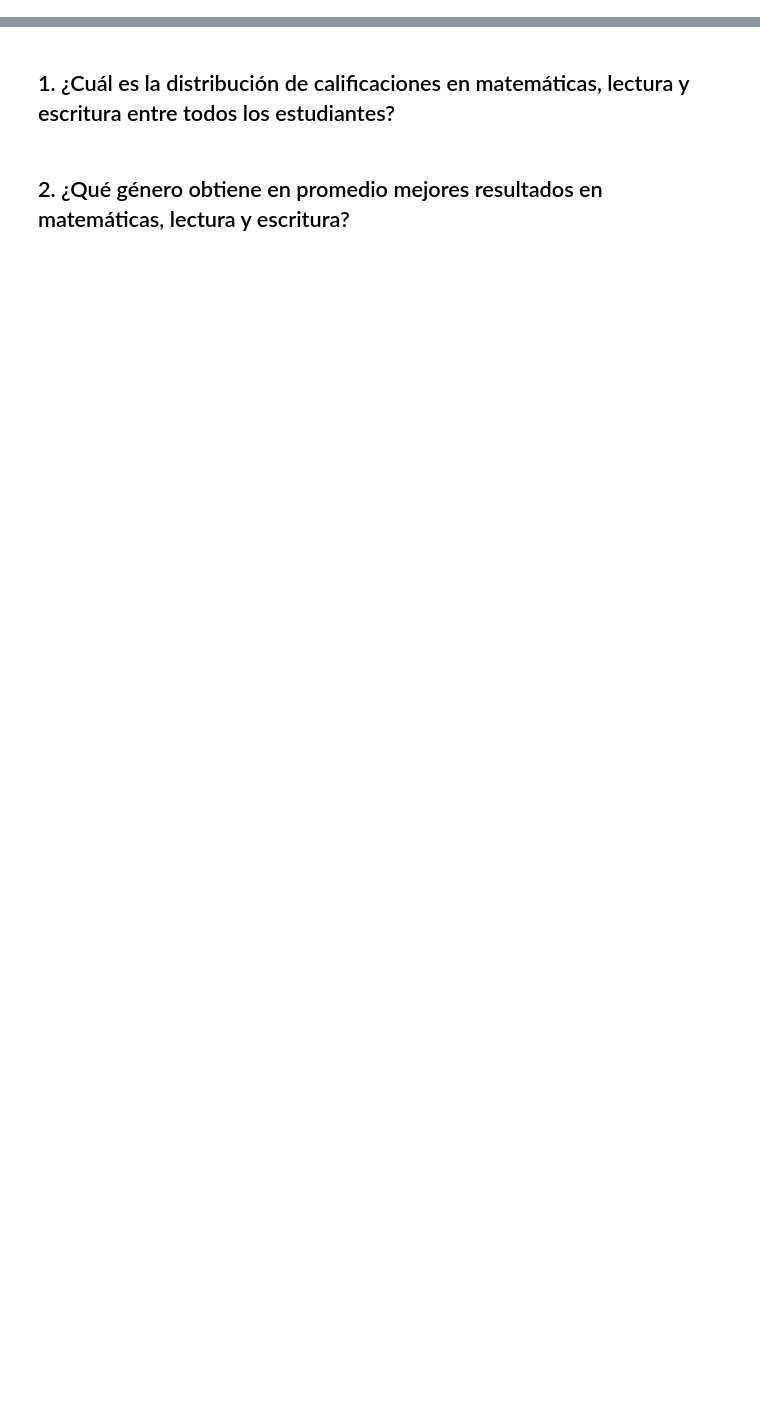
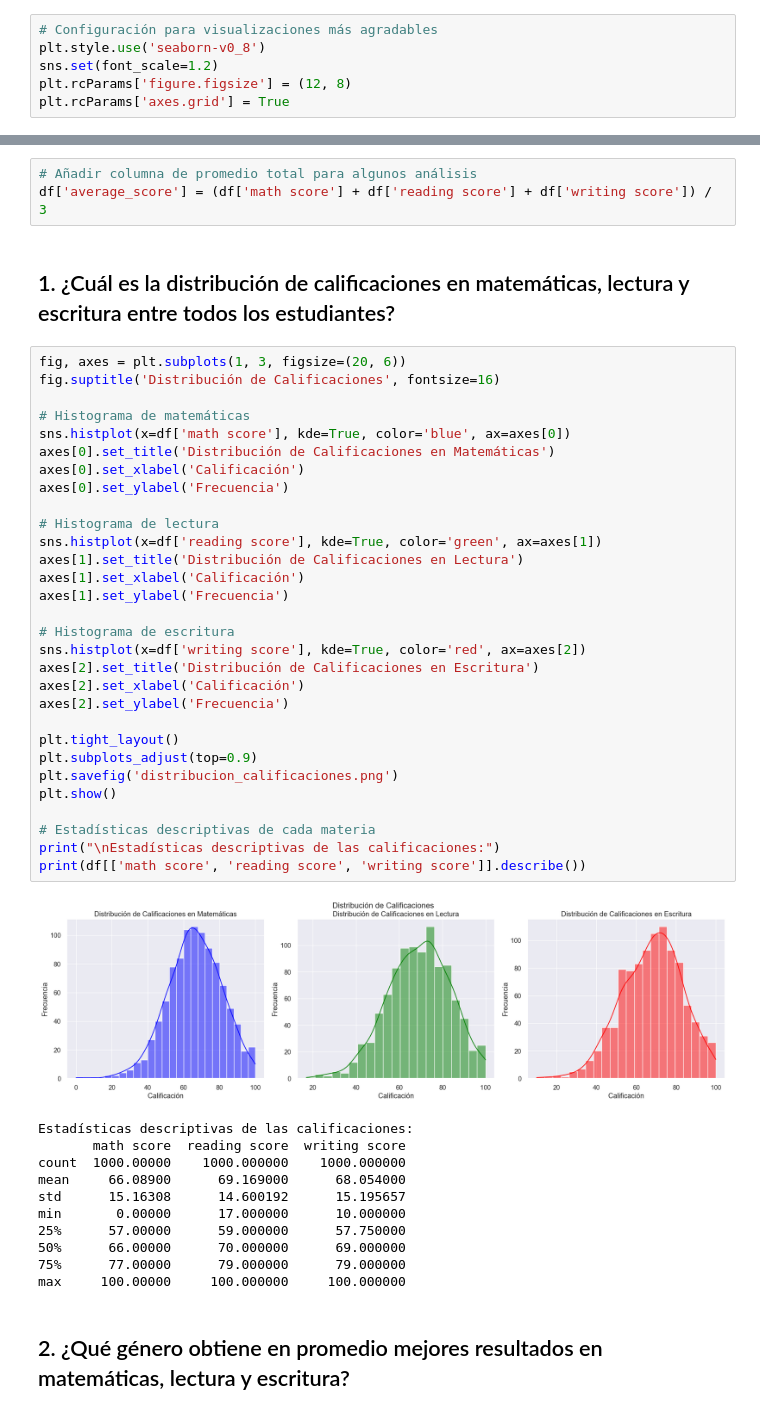
Before and after one commit to driosoft-pro/dataEducacion, a Jupyter notebook: student_performance.ipynb, the cells around one changed output, grey strips where cells are left out. Saved outputs shown, nothing was run; the diff lists cells and outputs as text; blank space fills up the shorter version.

```diff
--- a/student_performance.ipynb
+++ b/student_performance.ipynb
@@ -15,6 +21,12 @@ from tabulate import tabulate
 # Set display options
 pd.set_option("display.max_rows", None)
 pd.set_option("display.max_columns", None)
+# %%
+# Configuración para visualizaciones más agradables
+plt.style.use('seaborn-v0_8')
+sns.set(font_scale=1.2)
+plt.rcParams['figure.figsize'] = (12, 8)
+plt.rcParams['axes.grid'] = True
 # %% [markdown]
 ### 1. Load dataset
 # %% [markdown]
@@ -50,4 +82,49 @@ print(df.columns.tolist())
+# %%
+# Añadir columna de promedio total para algunos análisis
+df['average_score'] = (df['math score'] + df['reading score'] + df['writing score']) / 3
 # %% [markdown]
 ## 1. ¿Cuál es la distribución de calificaciones en matemáticas, lectura y escritura entre todos los estudiantes?
+# %%
+fig, axes = plt.subplots(1, 3, figsize=(20, 6))
+fig.suptitle('Distribución de Calificaciones', fontsize=16)
+
+# Histograma de matemáticas
+sns.histplot(x=df['math score'], kde=True, color='blue', ax=axes[0])
+axes[0].set_title('Distribución de Calificaciones en Matemáticas')
+axes[0].set_xlabel('Calificación')
+axes[0].set_ylabel('Frecuencia')
+
+# Histograma de lectura
+sns.histplot(x=df['reading score'], kde=True, color='green', ax=axes[1])
+axes[1].set_title('Distribución de Calificaciones en Lectura')
+axes[1].set_xlabel('Calificación')
+axes[1].set_ylabel('Frecuencia')
+
+# Histograma de escritura
+sns.histplot(x=df['writing score'], kde=True, color='red', ax=axes[2])
+axes[2].set_title('Distribución de Calificaciones en Escritura')
+axes[2].set_xlabel('Calificación')
+axes[2].set_ylabel('Frecuencia')
+
+plt.tight_layout()
+plt.subplots_adjust(top=0.9)
+plt.savefig('distribucion_calificaciones.png')
+plt.show()
+
+# Estadísticas descriptivas de cada materia
+print("\nEstadísticas descriptivas de las calificaciones:")
+print(df[['math score', 'reading score', 'writing score']].describe())
+# %% [output]
+[figure, added]
+Estadísticas descriptivas de las calificaciones:
+       math score  reading score  writing score
+count  1000.00000    1000.000000    1000.000000
+mean     66.08900      69.169000      68.054000
+std      15.16308      14.600192      15.195657
+min       0.00000      17.000000      10.000000
+25%      57.00000      59.000000      57.750000
+50%      66.00000      70.000000      69.000000
+75%      77.00000      79.000000      79.000000
+max     100.00000     100.000000     100.000000
 # %% [markdown]
 ## 2. ¿Qué género obtiene en promedio mejores resultados en matemáticas, lectura y escritura?
```
Also changed, not shown: parts of 14 cells of this notebook, 12 other files.
